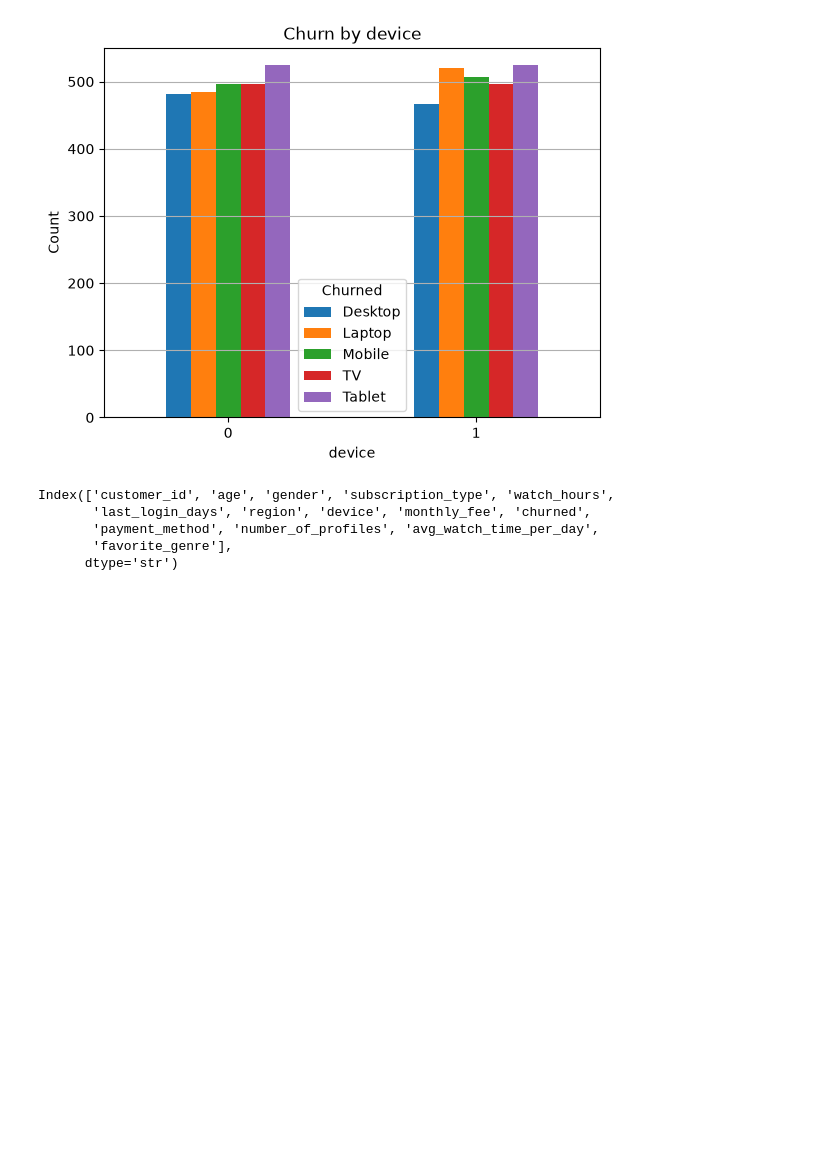
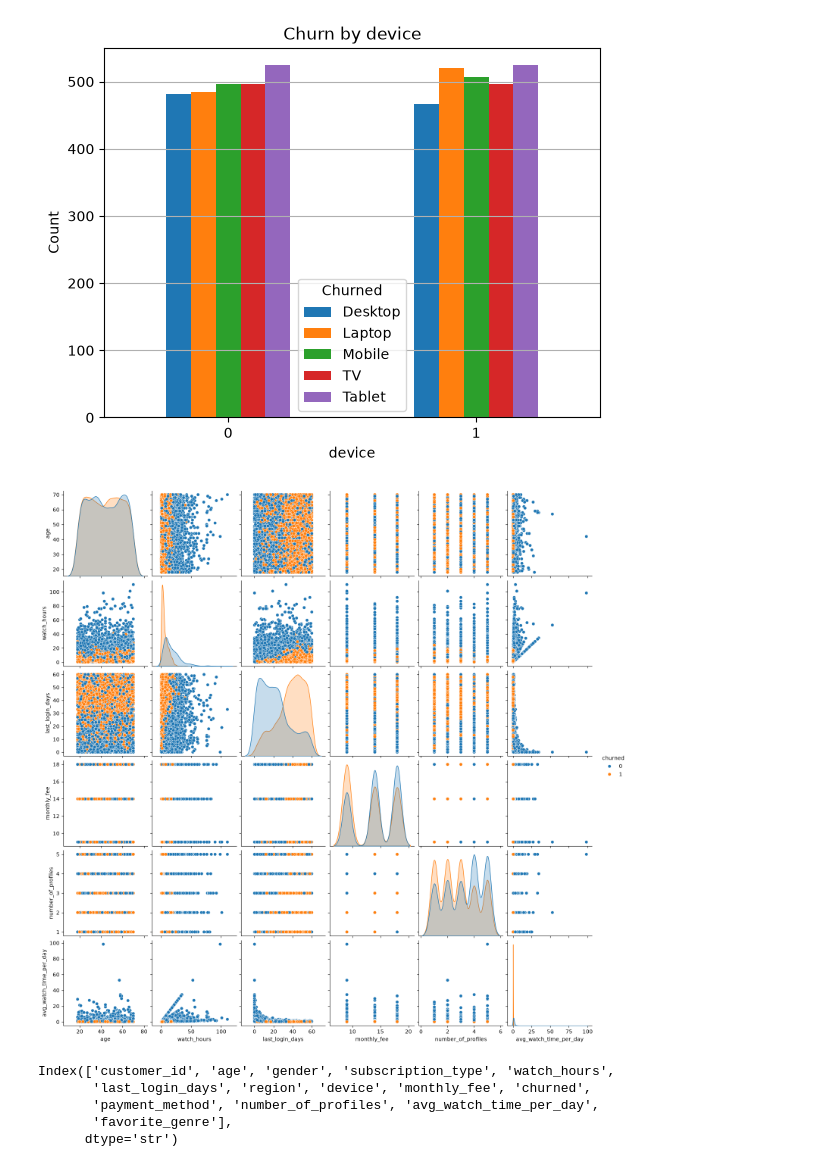
Before and after one commit to Sujab08/Netflix_Customer_Churn_Project, a Jupyter notebook: Data_Visualisation.ipynb, the cells around one changed output. Saved outputs shown, nothing was run; the diff lists cells and outputs as text; code cells hidden in the pictures; blank space fills up the shorter version.

Commit message:
Visualize Successfully

```diff
--- a/Data_Visualisation.ipynb
+++ b/Data_Visualisation.ipynb
@@ -220,8 +220,10 @@ plt.show()
 <Figure size 1500x1500 with 0 Axes>
 [figure]
 # %%
-sns.boxplot(x="monthly_fee",data=df)
+sns.pairplot(data=df,hue='churned')
 plt.show()
+# %% [output]
+[figure, added]
 # %%
 df.columns
 # %% [output]
```
